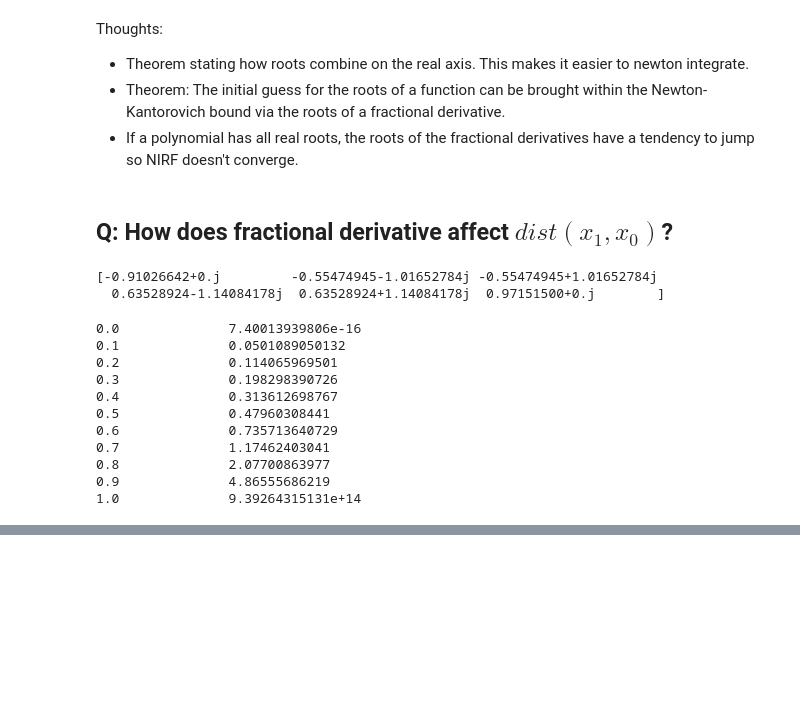
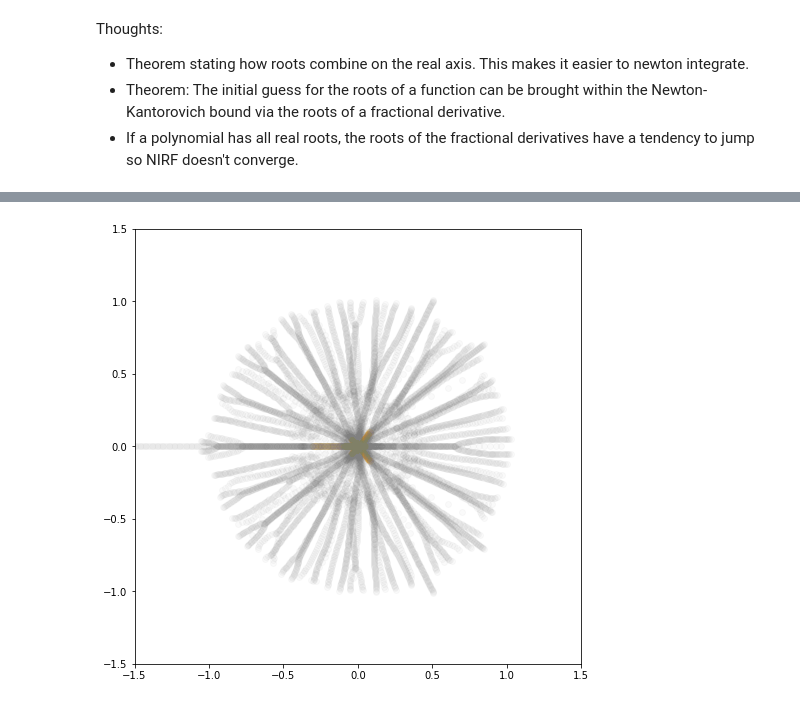
Before and after one commit to dgmiller/polyrand, a Jupyter notebook: Experiment_05.ipynb, the cells around one changed output, grey strips where cells are left out. Cells and saved outputs as stored; diff of their text form; code cells hidden in the pictures; blank space fills up the shorter version.

Commit message:
ran some experiments and collected data on minimum partition for frac deriv steps.

```diff
--- a/Experiment_05.ipynb
+++ b/Experiment_05.ipynb
@@ -60,34 +74,9 @@ Thoughts:
 + Theorem stating how roots combine on the real axis. This makes it easier to newton integrate.
 + Theorem: The initial guess for the roots of a function can be brought within the Newton-Kantorovich bound via the roots of a fractional derivative.
 + If a polynomial has all real roots, the roots of the fractional derivatives have a tendency to jump so NIRF doesn't converge.
-# %% [markdown]
-## Q: How does fractional derivative affect $dist(x_1,x_0)$?
-# %%
-# random polynomial
-coeffs = np.random.randn(7)
-coeffs[-1] = 1.
-
-p = np.polynomial.polynomial.Polynomial(coeffs)
-
-print(p.roots())
-# %% [output]
-[-0.91026642+0.j         -0.55474945-1.01652784j -0.55474945+1.01652784j
-  0.63528924-1.14084178j  0.63528924+1.14084178j  0.97151500+0.j        ]
-# %%
-for a in np.linspace(0,1,11):
-    q = np.polynomial.polynomial.Polynomial(rf.fracdiff(coeffs,a))
-    x0 = q.roots()[1]
-
-    print(a,'\t\t',abs(p(x0)/p.deriv()(x0)))
-# %% [output]
-0.0              7.40013939806e-16
-0.1              0.0501089050132
-0.2              0.114065969501
-0.3              0.198298390726
-0.4              0.313612698767
-0.5              0.47960308441
-0.6              0.735713640729
-0.7              1.17462403041
-0.8              2.07700863977
-0.9              4.86555686219
-1.0              9.39264315131e+14
+# %%
+coeffs = np.random.randn(101)
+coeffs[-1] = 1.
+
+rf.animate_roots(coeffs,0,99)
+# %% [output]
@@ -93,0 +84 @@ for a in np.linspace(0,1,11):
+[figure, added]
```
Also changed, not shown: parts of 5 cells of this notebook, 2 other files.
